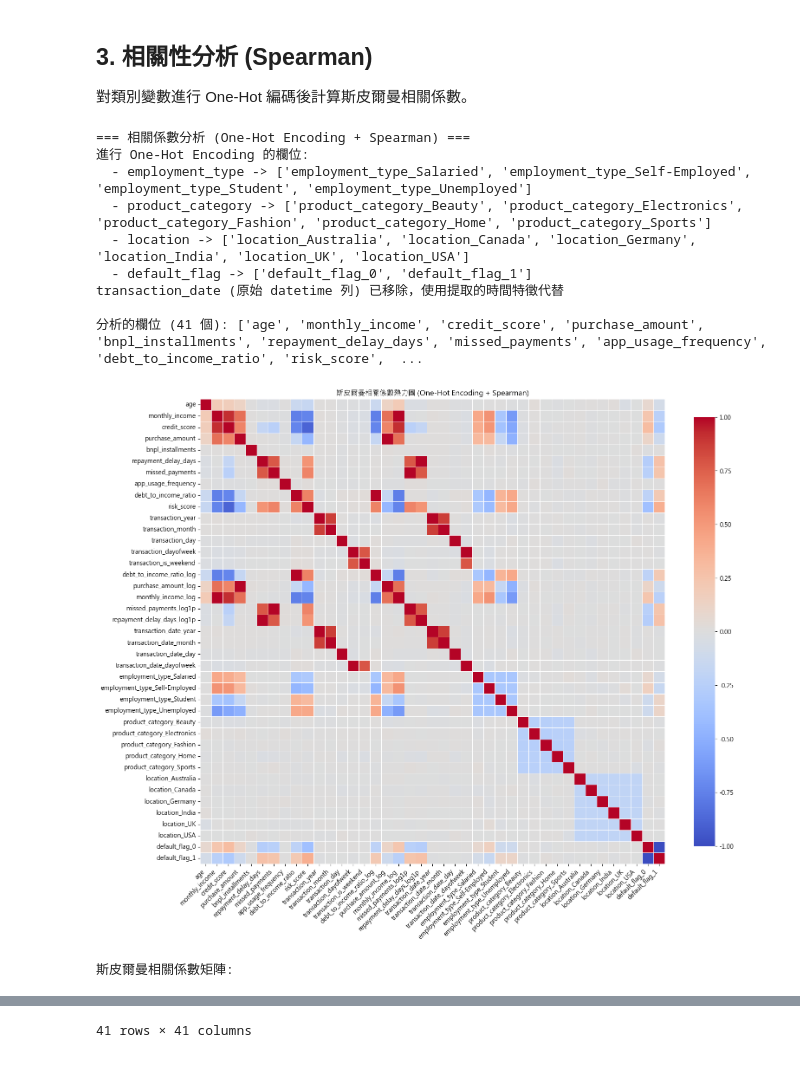
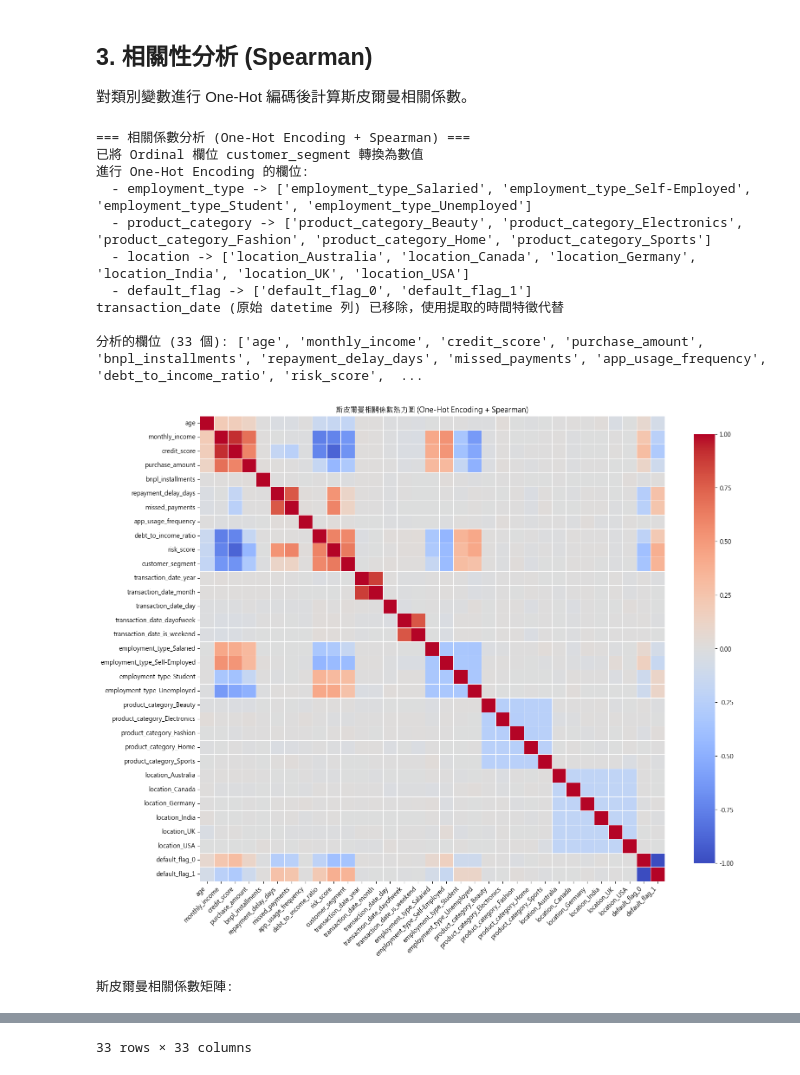
Before and after one commit to BobbleUnderBox/DataMiningG1FinalProject, a Jupyter notebook: notebooks/02_exploratory_data_analysis.ipynb, the cells around one changed output, grey strips where cells are left out. Drawn from its saved outputs; the diff is of its cells as text; code cells hidden in the pictures.

```diff
--- a/notebooks/02_exploratory_data_analysis.ipynb
+++ b/notebooks/02_exploratory_data_analysis.ipynb
@@ -34,7 +34,8 @@ print("✅ 環境初始化完成")
 ✅ 環境初始化完成
 # %%
-# 載入預處理後的資料
-df = loader.load_processed_data("01_preprocessed.csv")
-print(f"資料形狀: {df.shape}")
+# 方案 A：載入原始資料集進行 EDA
+df = loader.load_raw_data()
+print(f"✅ 原始資料載入成功！目前的欄位數量: {len(df.columns)}")
+print(f"主要的類別型欄位是否存在: {[col for col in ['employment_type', 'product_category', 'location'] if col in df.columns] if 'df' in locals() else []}")
 display(df.head())
 # %% [output]
@@ -113,7 +151,7 @@ print(f"Ordinal 欄位清單: {data_types['Ordinal']}")
 print(f"資料集欄位包含 Ordinal 欄位: {[col for col in data_types['Ordinal'] if col in df.columns]}")
 
 # 定義 customer_segment 的順序映射
-segment_mapping = {'Low Risk': 1, 'Medium Risk': 2, 'High Risk': 3}
+segment_mapping = {'Low Risk': 0, 'Medium Risk': 1, 'High Risk': 2}
 
 for col in data_types['Ordinal']:
     if col in df.columns:
@@ -121,7 +159,14 @@ for col in data_types['Ordinal']:
 
         # 特殊處理 customer_segment：轉換為數值
         if col == 'customer_segment':
-            df_numeric = df[col].map(segment_mapping)
+            # 檢查是否已經是數值型態
+            if df['customer_segment'].dtype == 'object':
+                df_numeric = df[col].map(segment_mapping)
+            else:
+                # 如果已經是數值，直接使用
+                df_numeric = df[col]
+                # 更新映射表以利顯示 (假設之前的編碼是 0, 1, 2)
+                # 或者如果您想確保順序一致，可以進行轉換
             print(f"  數值映射: {segment_mapping}")
             print(f"  總數: {df_numeric.count()}")
             print(f"  中位數: {df_numeric.median():.2f}")
@@ -140,10 +185,10 @@ for col in data_types['Ordinal']:
             # 畫長條圖（使用數值版本）
             plt.figure(figsize=(8, 4))
             df_numeric.value_counts().sort_index().plot(kind='bar', color='steelblue', edgecolor='black')
-            plt.title(f"{col} bar chart (1=Low Risk, 2=Medium Risk, 3=High Risk)")
+            plt.title(f"{col} bar chart (0=Low Risk, 1=Medium Risk, 2=High Risk)")
             plt.xlabel(f"{col} (數值)")
             plt.ylabel('數量')
-            plt.xticks([0, 1, 2], ['Low Risk\n(1)', 'Medium Risk\n(2)', 'High Risk\n(3)'], rotation=0)
+            plt.xticks([0, 1, 2], ['Low Risk\n(0)', 'Medium Risk\n(1)', 'High Risk\n(2)'], rotation=0)
             plt.grid(axis='y', alpha=0.3)
             plt.tight_layout()
             plt.show()
@@ -446,6 +499,14 @@ print("=== 相關係數分析 (One-Hot Encoding + Spearman) ===")
 
 # 建立一個複製的 dataframe 用於編碼
 df_encoded = df.copy()
+
+# 確保 Ordinal 欄位已轉換為數值
+ordinal_cols = data_types['Ordinal']
+segment_mapping = {'Low Risk': 1, 'Medium Risk': 2, 'High Risk': 3}
+for col in ordinal_cols:
+    if col in df_encoded.columns and df_encoded[col].dtype == 'object':
+        df_encoded[col] = df_encoded[col].map(segment_mapping)
+        print(f"已將 Ordinal 欄位 {col} 轉換為數值")
 
 # One-Hot Encoding categorical 變數
 categorical_cols = data_types['Categorical']
@@ -467,7 +528,7 @@ for col in interval_cols:
         print(f"{col} (原始 datetime 列) 已移除，使用提取的時間特徵代替")
 
 # 選擇所有可用的欄位進行相關係數分析
-all_cols = df_encoded.select_dtypes(include=['int64', 'float64', 'uint8']).columns.tolist()
+all_cols = df_encoded.select_dtypes(include=['number', 'bool']).columns.tolist()
 
 # 排除不適合相關係數分析的欄位，如 user_id
 exclude_cols = ['user_id']
@@ -475,35 +536,36 @@ all_cols = [col for col in all_cols if col not in exclude_cols]
 
 print(f"\n分析的欄位 ({len(all_cols)} 個): {all_cols}")
 
 if all_cols:
     # 計算斯皮爾曼相關係數 (適合 One-Hot Encoding 的二元變數)
     spearman_corr = df_encoded[all_cols].corr(method='spearman')
 
     # 畫斯皮爾曼相關係數熱力圖
     plt.figure(figsize=(16, 14))
     sns.heatmap(spearman_corr, annot=False, cmap='coolwarm', center=0,
                 square=True, linewidths=0.5, cbar_kws={"shrink": 0.8})
     plt.title('斯皮爾曼相關係數熱力圖 (One-Hot Encoding + Spearman)')
     plt.xticks(rotation=45, ha='right')
     plt.yticks(rotation=0)
     plt.tight_layout()
     plt.show()
 
     print("\n斯皮爾曼相關係數矩陣:")
     display(spearman_corr)
 else:
     print("沒有找到可分析的欄位。")
 # %% [output]
 === 相關係數分析 (One-Hot Encoding + Spearman) ===
+已將 Ordinal 欄位 customer_segment 轉換為數值
 進行 One-Hot Encoding 的欄位:
   - employment_type -> ['employment_type_Salaried', 'employment_type_Self-Employed', 'employment_type_Student', 'employment_type_Unemployed']
   - product_category -> ['product_category_Beauty', 'product_category_Electronics', 'product_category_Fashion', 'product_category_Home', 'product_category_Sports']
   - location -> ['location_Australia', 'location_Canada', 'location_Germany', 'location_India', 'location_UK', 'location_USA']
   - default_flag -> ['default_flag_0', 'default_flag_1']
 transaction_date (原始 datetime 列) 已移除，使用提取的時間特徵代替
 
-分析的欄位 (41 個): ['age', 'monthly_income', 'credit_score', 'purchase_amount', 'bnpl_installments', 'repayment_delay_days', 'missed_payments', 'app_usage_frequency', 'debt_to_income_ratio', 'risk_score',  ...
+分析的欄位 (33 個): ['age', 'monthly_income', 'credit_score', 'purchase_amount', 'bnpl_installments', 'repayment_delay_days', 'missed_payments', 'app_usage_frequency', 'debt_to_income_ratio', 'risk_score',  ...
-[figure, old version]
+[figure, new version]
 斯皮爾曼相關係數矩陣:
 |  | age | monthly_income | credit_score | purchase_amount | bnpl_installments | repayment_delay_days | ... |
 | age | 1.000000 | 0.202487 | 0.175354 | 0.129444 | 0.006057 | -0.027591 | ... |
@@ -522,4 +584,4 @@ transaction_date (原始 datetime 列) 已移除，使用提取的時間特徵
 | location_USA | -0.002452 | -0.002115 | -0.000620 | -0.006603 | 0.015686 | 0.001260 | ... |
 | default_flag_0 | 0.075622 | 0.242133 | 0.302947 | 0.115649 | -0.012234 | -0.269058 | ... |
 | default_flag_1 | -0.075622 | -0.242133 | -0.302947 | -0.115649 | 0.012234 | 0.269058 | ... |
-41 rows × 41 columns
+33 rows × 33 columns
```
Also changed, not shown: parts of 7 cells of this notebook, 1 other file.
